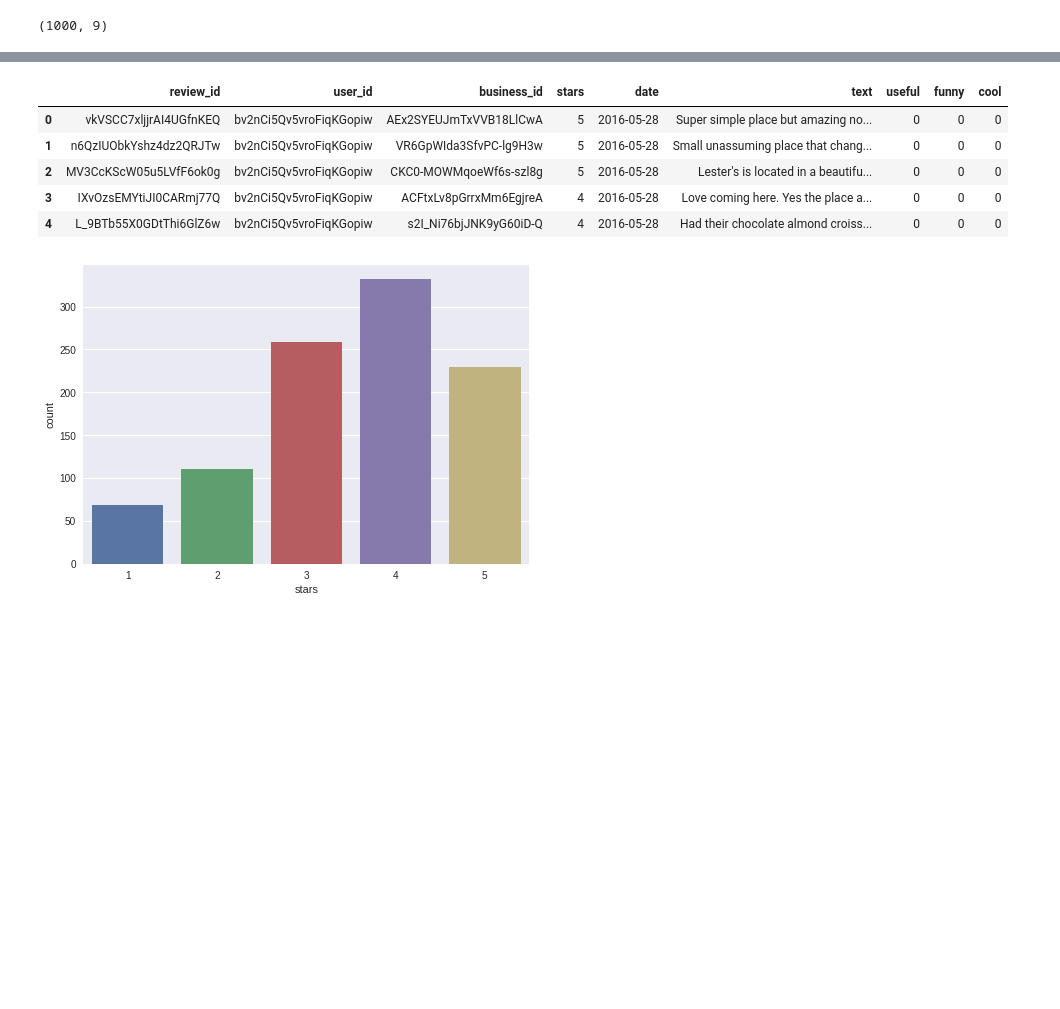
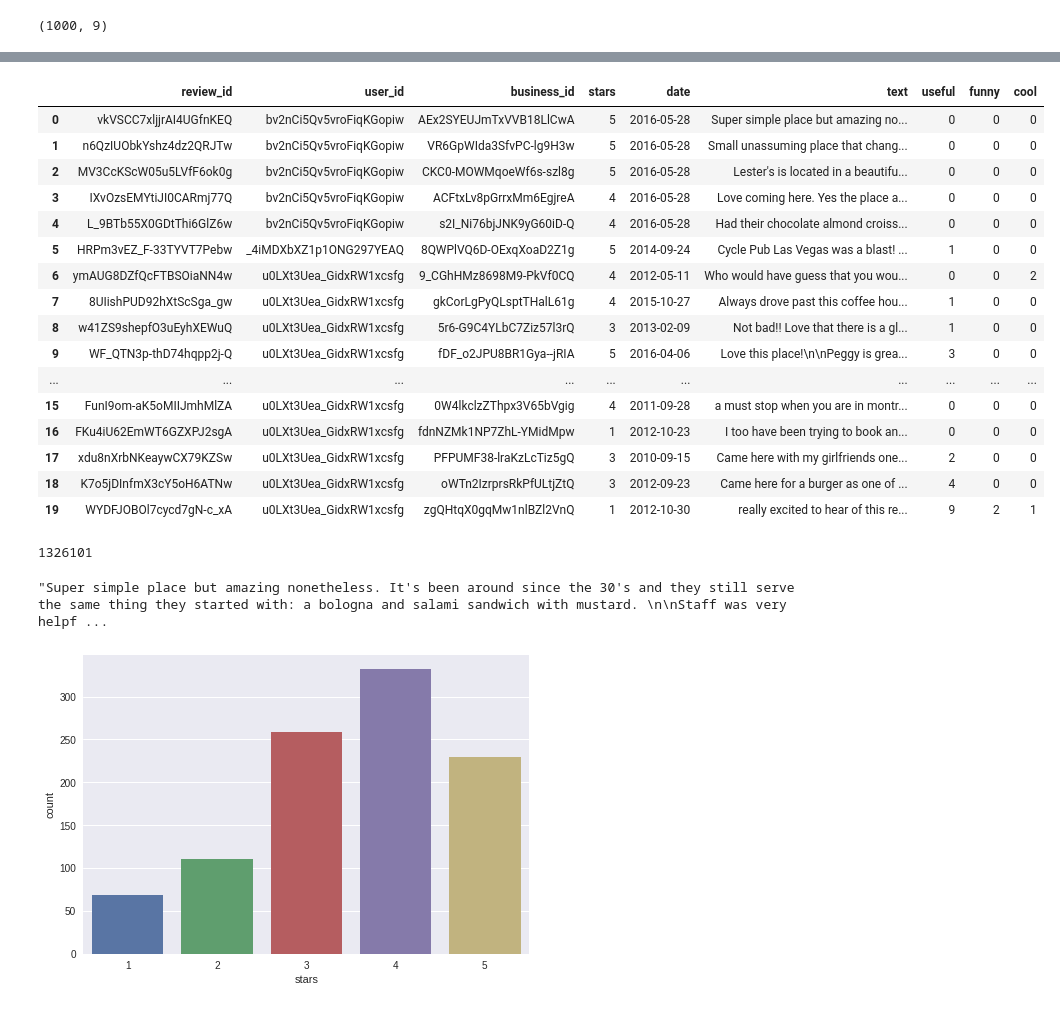
Before and after one commit to schubline/capstone_project, a Jupyter notebook: eda_notebooks/yelp_reviews_eda.ipynb, the cells around one changed output, grey strips where cells are left out. Saved outputs shown, nothing was run; the diff lists cells and outputs as text; code cells hidden in the pictures; blank space fills up the shorter version.

```diff
--- a/eda_notebooks/yelp_reviews_eda.ipynb
+++ b/eda_notebooks/yelp_reviews_eda.ipynb
@@ -26,6 +35,6 @@ import seaborn as sns
 import warnings
 warnings.filterwarnings('ignore')
 # %%
-# # Loading in the dataset
-# reviews = pd.read_csv("yelp_review.csv")
+# Loading in the dataset
+reviews = pd.read_csv("~/DSI/capstone_project/yelp_review.csv")
 # %%
@@ -54,14 +63,33 @@ cool           int64
 dtypes: int64(4), object(5)
 memory usage: 361.3+ MB
 # %%
-reviews.head()
+reviews.head(20)
 # %% [output]
 |  | review_id | user_id | business_id | stars | date | text | useful | funny | cool |
 | 0 | vkVSCC7xljjrAI4UGfnKEQ | bv2nCi5Qv5vroFiqKGopiw | AEx2SYEUJmTxVVB18LlCwA | 5 | 2016-05-28 | Super simple place but amazing no... | 0 | 0 | 0 |
 | 1 | n6QzIUObkYshz4dz2QRJTw | bv2nCi5Qv5vroFiqKGopiw | VR6GpWIda3SfvPC-lg9H3w | 5 | 2016-05-28 | Small unassuming place that chang... | 0 | 0 | 0 |
 | 2 | MV3CcKScW05u5LVfF6ok0g | bv2nCi5Qv5vroFiqKGopiw | CKC0-MOWMqoeWf6s-szl8g | 5 | 2016-05-28 | Lester's is located in a beautifu... | 0 | 0 | 0 |
 | 3 | IXvOzsEMYtiJI0CARmj77Q | bv2nCi5Qv5vroFiqKGopiw | ACFtxLv8pGrrxMm6EgjreA | 4 | 2016-05-28 | Love coming here. Yes the place a... | 0 | 0 | 0 |
 | 4 | L_9BTb55X0GDtThi6GlZ6w | bv2nCi5Qv5vroFiqKGopiw | s2I_Ni76bjJNK9yG60iD-Q | 4 | 2016-05-28 | Had their chocolate almond croiss... | 0 | 0 | 0 |
+| 5 | HRPm3vEZ_F-33TYVT7Pebw | _4iMDXbXZ1p1ONG297YEAQ | 8QWPlVQ6D-OExqXoaD2Z1g | 5 | 2014-09-24 | Cycle Pub Las Vegas was a blast! ... | 1 | 0 | 0 |
+| 6 | ymAUG8DZfQcFTBSOiaNN4w | u0LXt3Uea_GidxRW1xcsfg | 9_CGhHMz8698M9-PkVf0CQ | 4 | 2012-05-11 | Who would have guess that you wou... | 0 | 0 | 2 |
+| 7 | 8UIishPUD92hXtScSga_gw | u0LXt3Uea_GidxRW1xcsfg | gkCorLgPyQLsptTHalL61g | 4 | 2015-10-27 | Always drove past this coffee hou... | 1 | 0 | 0 |
+| 8 | w41ZS9shepfO3uEyhXEWuQ | u0LXt3Uea_GidxRW1xcsfg | 5r6-G9C4YLbC7Ziz57l3rQ | 3 | 2013-02-09 | Not bad!! Love that there is a gl... | 1 | 0 | 0 |
+| 9 | WF_QTN3p-thD74hqpp2j-Q | u0LXt3Uea_GidxRW1xcsfg | fDF_o2JPU8BR1Gya--jRIA | 5 | 2016-04-06 | Love this place!\n\nPeggy is grea... | 3 | 0 | 0 |
+| ... | ... | ... | ... | ... | ... | ... | ... | ... | ... |
+| 15 | FunI9om-aK5oMIIJmhMlZA | u0LXt3Uea_GidxRW1xcsfg | 0W4lkclzZThpx3V65bVgig | 4 | 2011-09-28 | a must stop when you are in montr... | 0 | 0 | 0 |
+| 16 | FKu4iU62EmWT6GZXPJ2sgA | u0LXt3Uea_GidxRW1xcsfg | fdnNZMk1NP7ZhL-YMidMpw | 1 | 2012-10-23 | I too have been trying to book an... | 0 | 0 | 0 |
+| 17 | xdu8nXrbNKeaywCX79KZSw | u0LXt3Uea_GidxRW1xcsfg | PFPUMF38-lraKzLcTiz5gQ | 3 | 2010-09-15 | Came here with my girlfriends one... | 2 | 0 | 0 |
+| 18 | K7o5jDInfmX3cY5oH6ATNw | u0LXt3Uea_GidxRW1xcsfg | oWTn2IzrprsRkPfULtjZtQ | 3 | 2012-09-23 | Came here for a burger as one of ... | 4 | 0 | 0 |
+| 19 | WYDFJOBOl7cycd7gN-c_xA | u0LXt3Uea_GidxRW1xcsfg | zgQHtqX0gqMw1nlBZl2VnQ | 1 | 2012-10-30 | really excited to hear of this re... | 9 | 2 | 1 |
+# %%
+len(reviews["user_id"].unique())
+# %% [output]
+1326101
+# %%
+reviews["text"][0]
+# %% [output]
+"Super simple place but amazing nonetheless. It's been around since the 30's and they still serve the same thing they started with: a bologna and salami sandwich with mustard. \n\nStaff was very helpf ...
 # %%
 sns.set(style="darkgrid")
 ax = sns.countplot(x="stars", data=reviews_trimmed)
```
Also changed, not shown: parts of 4 cells of this notebook.
